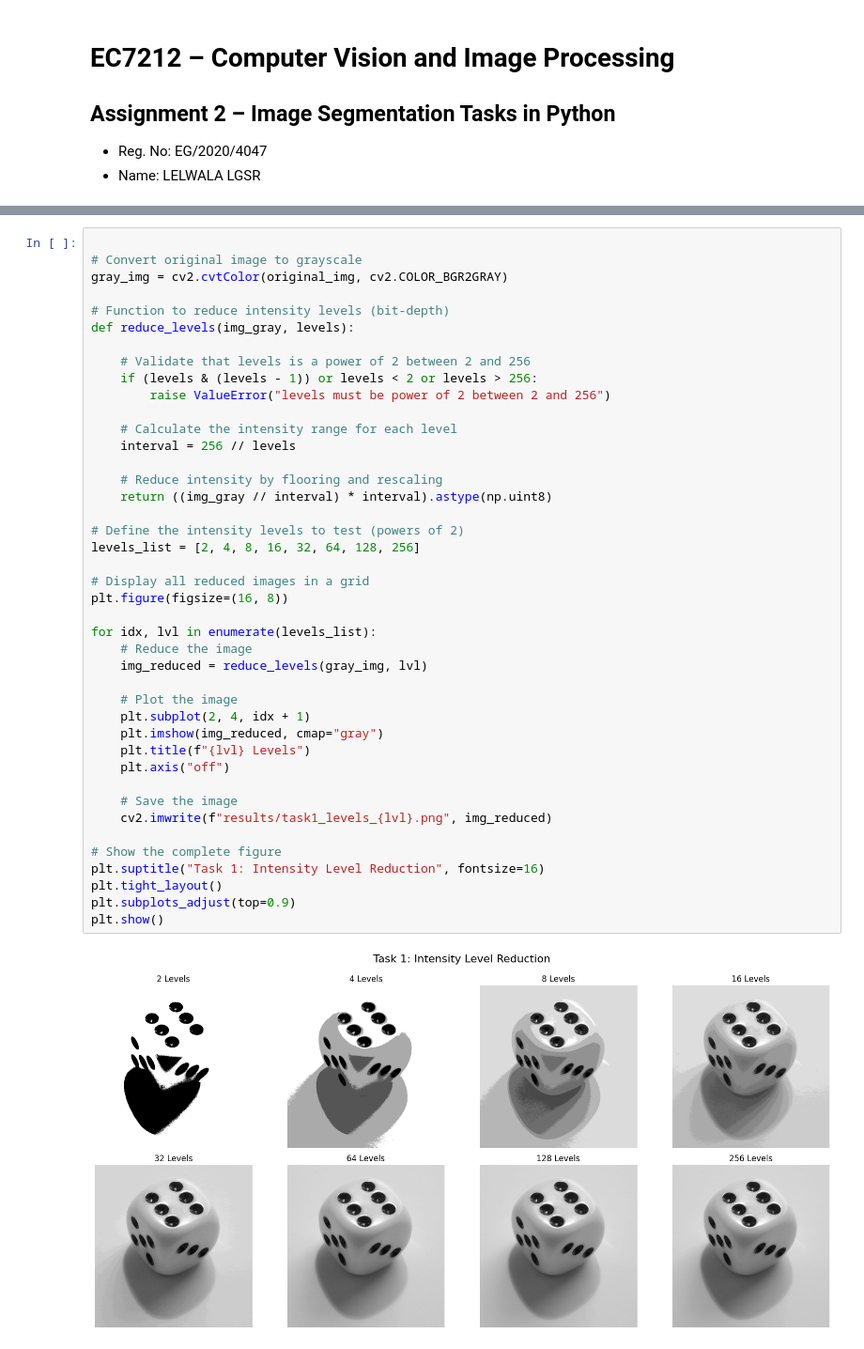
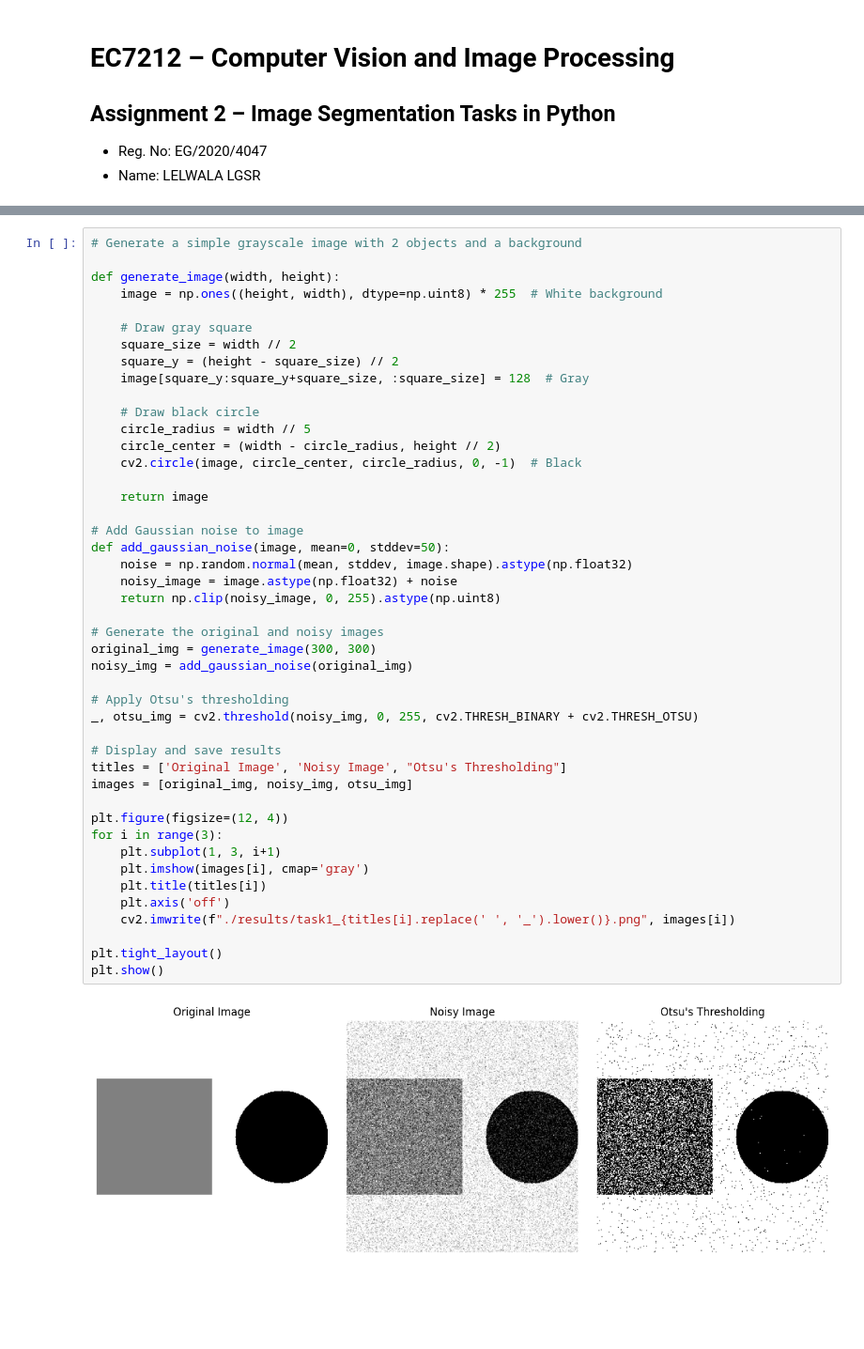
Before and after one commit to sahanrashmikaslk/ImageSegmentation-Assignment-2, a Jupyter notebook: ImageSegmentation_Assignment2.ipynb, the cells around one changed output, grey strips where cells are left out. Shown at 94% size. Cells and saved outputs as stored; diff of their text form; blank space fills up the shorter version.

```diff
--- a/ImageSegmentation_Assignment2.ipynb
+++ b/ImageSegmentation_Assignment2.ipynb
@@ -40,45 +21,48 @@ True
 # %%
+# Generate a simple grayscale image with 2 objects and a background
 
-# Convert original image to grayscale
-gray_img = cv2.cvtColor(original_img, cv2.COLOR_BGR2GRAY)
+def generate_image(width, height):
+    image = np.ones((height, width), dtype=np.uint8) * 255  # White background
 
-# Function to reduce intensity levels (bit-depth)
-def reduce_levels(img_gray, levels):
+    # Draw gray square
+    square_size = width // 2
+    square_y = (height - square_size) // 2
+    image[square_y:square_y+square_size, :square_size] = 128  # Gray
 
-    # Validate that levels is a power of 2 between 2 and 256
-    if (levels & (levels - 1)) or levels < 2 or levels > 256:
-        raise ValueError("levels must be power of 2 between 2 and 256")
+    # Draw black circle
+    circle_radius = width // 5
+    circle_center = (width - circle_radius, height // 2)
+    cv2.circle(image, circle_center, circle_radius, 0, -1)  # Black
 
-    # Calculate the intensity range for each level
-    interval = 256 // levels
+    return image
 
-    # Reduce intensity by flooring and rescaling
-    return ((img_gray // interval) * interval).astype(np.uint8)
+# Add Gaussian noise to image
+def add_gaussian_noise(image, mean=0, stddev=50):
+    noise = np.random.normal(mean, stddev, image.shape).astype(np.float32)
+    noisy_image = image.astype(np.float32) + noise
+    return np.clip(noisy_image, 0, 255).astype(np.uint8)
 
-# Define the intensity levels to test (powers of 2)
-levels_list = [2, 4, 8, 16, 32, 64, 128, 256]
+# Generate the original and noisy images
+original_img = generate_image(300, 300)
+noisy_img = add_gaussian_noise(original_img)
 
-# Display all reduced images in a grid
-plt.figure(figsize=(16, 8))
+# Apply Otsu's thresholding
+_, otsu_img = cv2.threshold(noisy_img, 0, 255, cv2.THRESH_BINARY + cv2.THRESH_OTSU)
 
-for idx, lvl in enumerate(levels_list):
-    # Reduce the image
-    img_reduced = reduce_levels(gray_img, lvl)
+# Display and save results
+titles = ['Original Image', 'Noisy Image', "Otsu's Thresholding"]
+images = [original_img, noisy_img, otsu_img]
 
-    # Plot the image
-    plt.subplot(2, 4, idx + 1)
-    plt.imshow(img_reduced, cmap="gray")
-    plt.title(f"{lvl} Levels")
-    plt.axis("off")
+plt.figure(figsize=(12, 4))
+for i in range(3):
+    plt.subplot(1, 3, i+1)
+    plt.imshow(images[i], cmap='gray')
+    plt.title(titles[i])
+    plt.axis('off')
+    cv2.imwrite(f"./results/task1_{titles[i].replace(' ', '_').lower()}.png", images[i])
 
-    # Save the image
-    cv2.imwrite(f"results/task1_levels_{lvl}.png", img_reduced)
-
-# Show the complete figure
-plt.suptitle("Task 1: Intensity Level Reduction", fontsize=16)
 plt.tight_layout()
-plt.subplots_adjust(top=0.9)
 plt.show()
 # %% [output]
-[figure, old version]
+[figure, new version]
 # %% [markdown]
```
Also changed, not shown: parts of 9 cells of this notebook, 6 other files.
